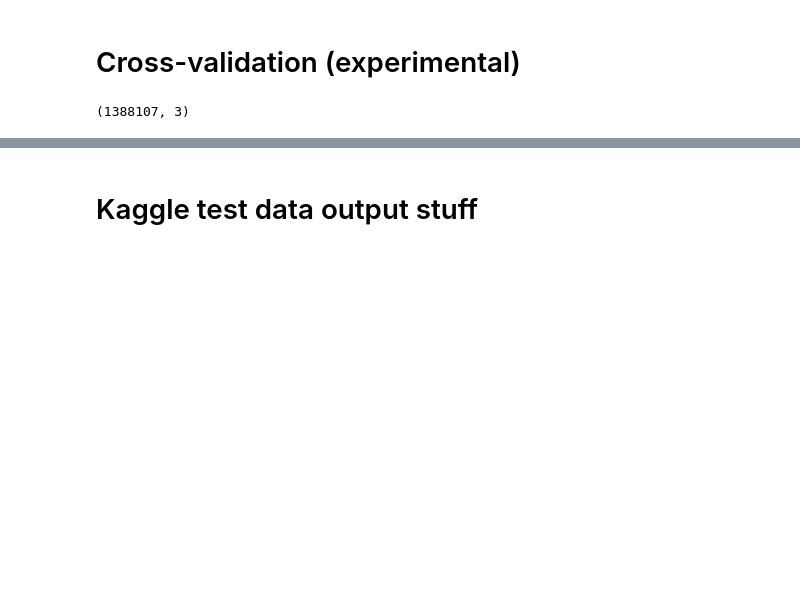
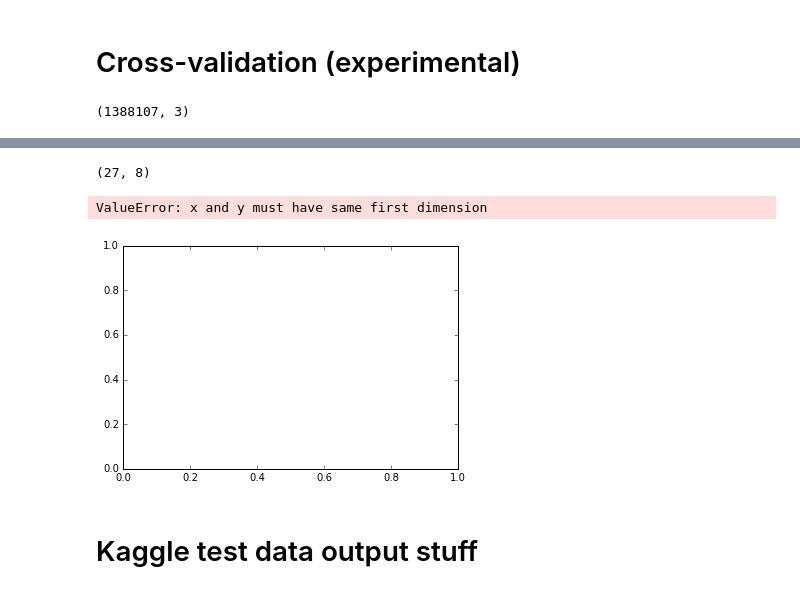
Before and after one commit to AndreiBarsan/cil-exercises, a Jupyter notebook: cil-collaborative-filtering.ipynb, the cells around one changed output, grey strips where cells are left out. Saved outputs shown, nothing was run; the diff lists cells and outputs as text; code cells hidden in the pictures; blank space fills up the shorter version.

```diff
--- a/cil-collaborative-filtering.ipynb
+++ b/cil-collaborative-filtering.ipynb
@@ -516,3 +583,23 @@ plt.legend()
+# %%
+# TODO(andrei) Utility function for this.
+
+kmeacluster_countsster_countscv_rmses = []
+for index, k in enumerate(cluster_counts):
+    score = 0
+    for fold in range(CV_FOLDS):
+        score += kmeans_results[fold][index]
+
+    avg_score = score / CV_FOLDS
+    kmeans_cv_rmses.append(avg_score)
+# %%
+len(kmeans_cv_rmses), len(cluster_counts)
+# %% [output]
+(27, 8)
+# %%
+plt.plot(cluster_counts, kmeans_cv_rmses)
+# %% [output]
+ValueError: x and y must have same first dimension
+[figure, added]
 # %% [markdown]
 # Kaggle test data output stuff
 # %%
```
Also changed, not shown: parts of 15 cells of this notebook.
